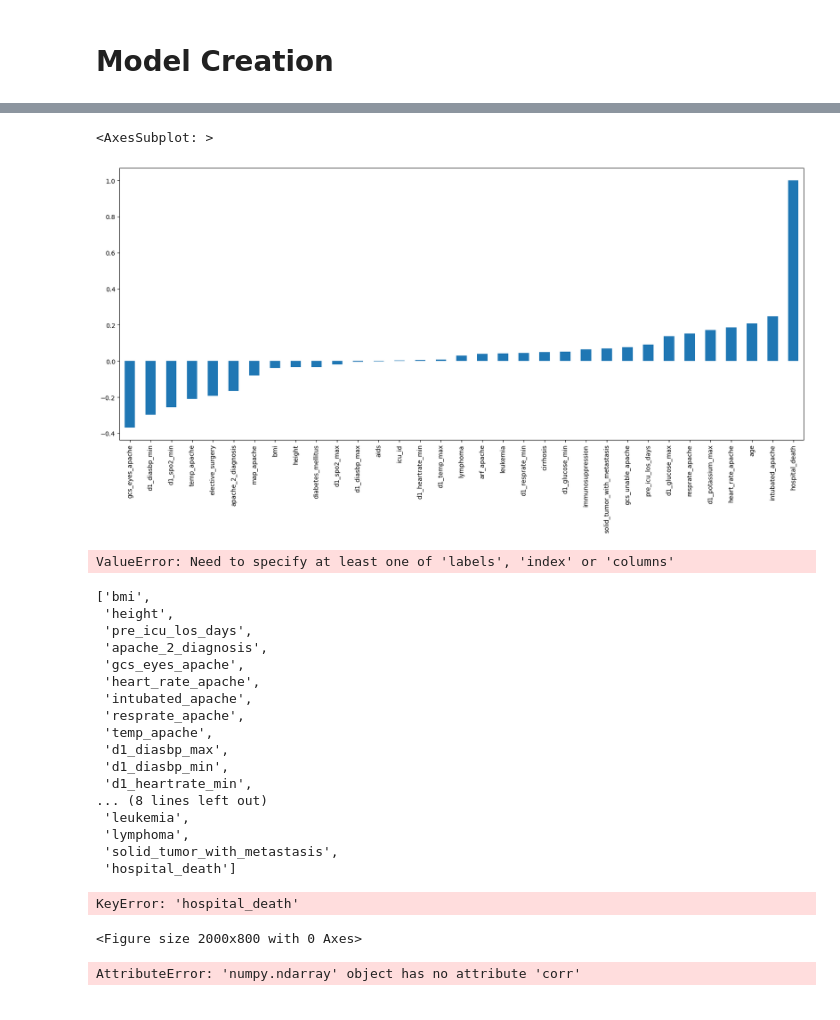
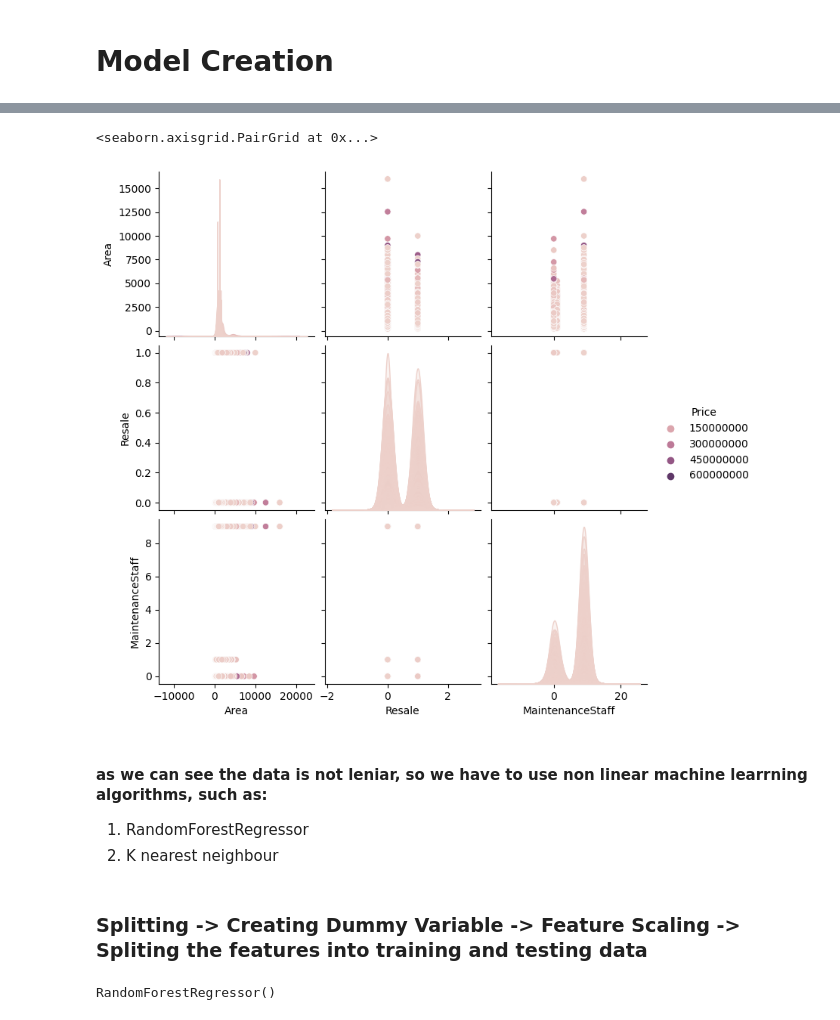
Before and after one commit to deborshi99/House_Price_prediction, a Jupyter notebook: notebooks/modelcreation.ipynb, the cells around one changed output, grey strips where cells are left out. Saved outputs shown, nothing was run; the diff lists cells and outputs as text; code cells hidden in the pictures.

Commit message:
model creation v1

```diff
--- a/notebooks/modelcreation.ipynb
+++ b/notebooks/modelcreation.ipynb
@@ -38,5 +38,0 @@ data.corr()['hospital_death'].sort_values(ascending=True).plot(kind="bar")
-# %%
-corr = data.corr().abs()
-upper = corr.where(np.triu(np.ones(corr.shape), k=1).astype(np.bool_))
-to_drop = [column for column in upper.columns if any(upper[column] > 0.50)]
-data.drop(to_drop, axis=1, inplace=True)
@@ -63,41 +38,0 @@ to_drop
-# %%
-plt.figure(figsize=(20, 8))
-data.corr()['hospital_death'].sort_values(ascending=True).plot(kind="bar")
-# %% [output]
-<AxesSubplot: >
-[figure, removed]
-# %%
-corr = data.corr().abs()
-upper = corr.where(np.triu(np.ones(corr.shape), k=1).astype(np.bool_))
-to_drop = [column for column in upper.columns if any(upper[column] > 0.10)]
-if 'hospital_death' in to_drop:
-    to_drop = to_drop.remove('hospital_death')
-data.drop(to_drop, axis=1, inplace=True)
-# %% [output]
-ValueError: Need to specify at least one of 'labels', 'index' or 'columns'
-# %%
-to_drop
-# %% [output]
-['bmi',
- 'height',
- 'pre_icu_los_days',
- 'apache_2_diagnosis',
- 'gcs_eyes_apache',
- 'heart_rate_apache',
- 'intubated_apache',
- 'resprate_apache',
- 'temp_apache',
- 'd1_diasbp_max',
- 'd1_diasbp_min',
- 'd1_heartrate_min',
-... (8 lines left out)
- 'leukemia',
- 'lymphoma',
- 'solid_tumor_with_metastasis',
- 'hospital_death']
-# %%
-plt.figure(figsize=(20, 8))
-data.corr()['hospital_death'].sort_values(ascending=True).plot(kind="bar")
-# %% [output]
-KeyError: 'hospital_death'
-<Figure size 2000x800 with 0 Axes>
@@ -110,4 +39,11 @@ features = scaler.fit_transform(features)
-# %%
-features.corr()
-# %% [output]
-AttributeError: 'numpy.ndarray' object has no attribute 'corr'
+# %%
+sns.pairplot(data, hue="Price")
+# %% [output]
+<seaborn.axisgrid.PairGrid at 0x...>
+[figure, added]
+# %% [markdown]
+#### as we can see the data is not leniar, so we have to use non linear machine learrning algorithms, such as:
+1. RandomForestRegressor
+2. K nearest neighbour
+# %% [markdown]
+### Splitting -> Creating Dummy Variable -> Feature Scaling -> Spliting the features into training and testing data
@@ -113,0 +68,5 @@ AttributeError: 'numpy.ndarray' object has no attribute 'corr'
+# %%
+forest_model = RandomForestRegressor()
+forest_model.fit(X_train, y_train)
+# %% [output]
+RandomForestRegressor()
```
Also changed, not shown: parts of 12 cells of this notebook, 2 other files.
